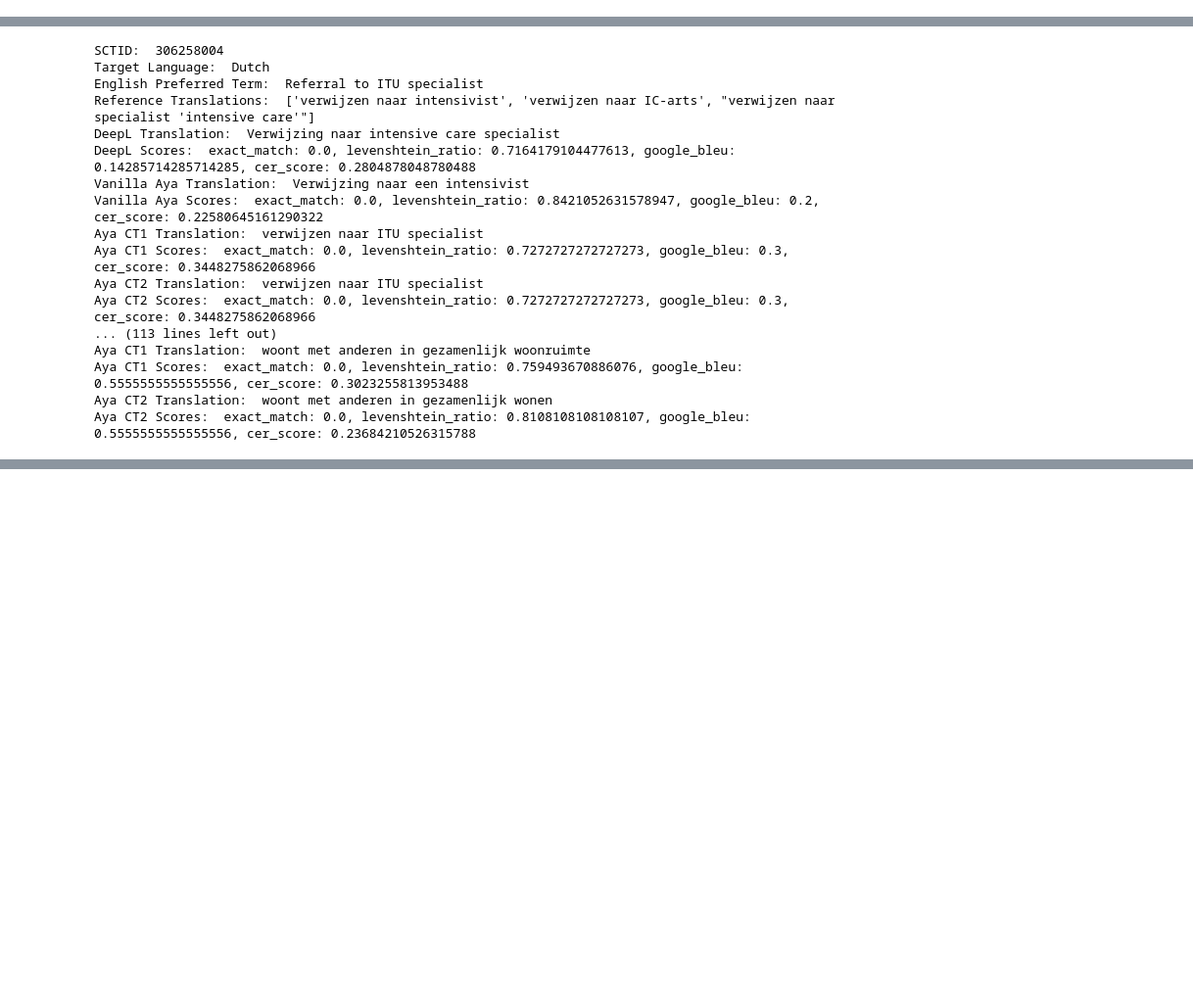
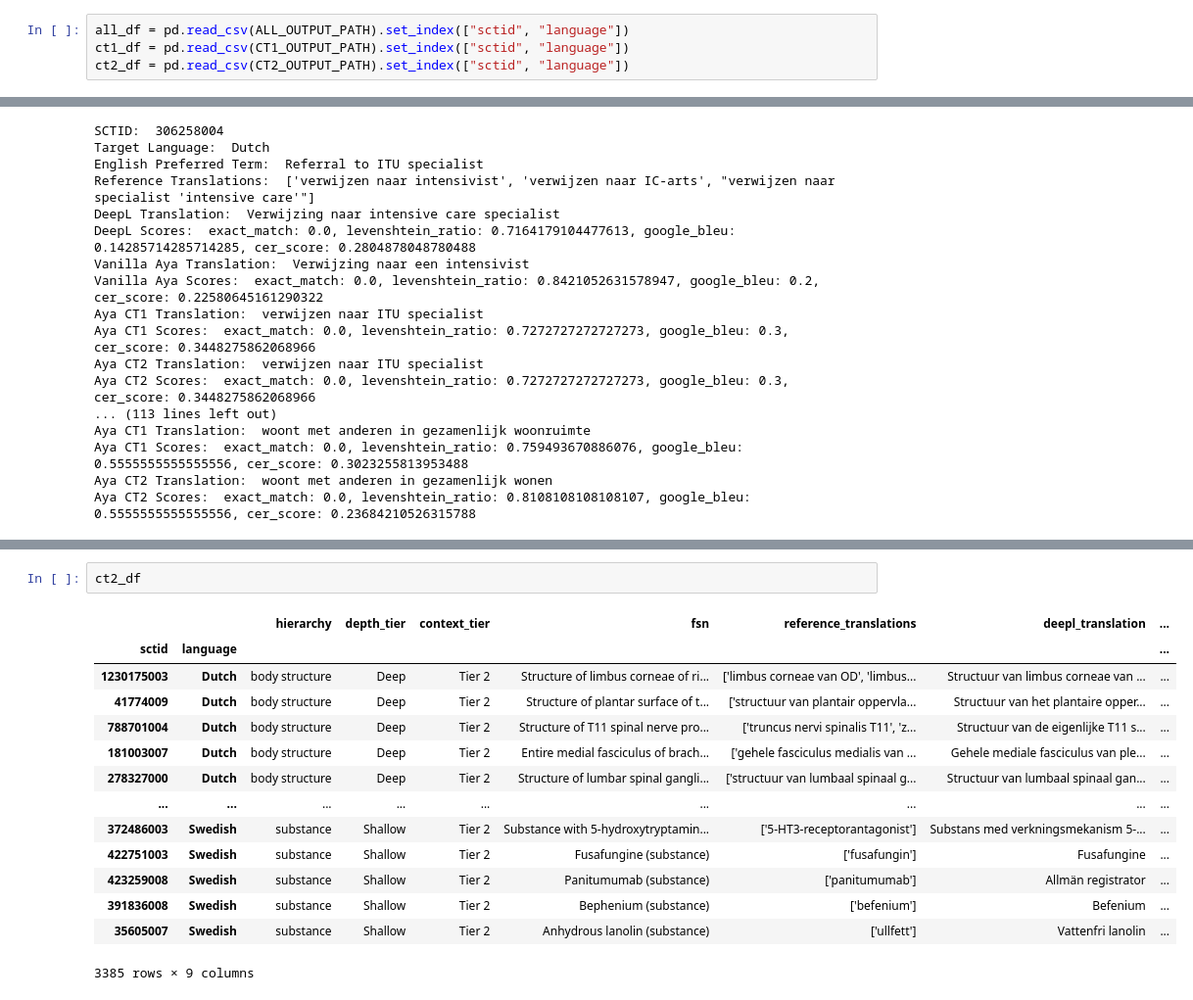
Before and after one commit to IHTSDO/snomed_translation_poc, a Jupyter notebook: translations.ipynb, the cells around one changed output, grey strips where cells are left out. Shown: that part at 98% size. Saved outputs shown, nothing was run; the diff lists cells and outputs as text; blank space fills up the shorter version.

```diff
--- a/translations.ipynb
+++ b/translations.ipynb
@@ -601,6 +601,10 @@ evaluate_translations(ct2_df, "aya_ct2_translation")
  'cer_score': 0.3735057730979672}
 # %% [markdown]
 # 8. Final Evaluations
+# %%
+all_df = pd.read_csv(ALL_OUTPUT_PATH).set_index(["sctid", "language"])
+ct1_df = pd.read_csv(CT1_OUTPUT_PATH).set_index(["sctid", "language"])
+ct2_df = pd.read_csv(CT2_OUTPUT_PATH).set_index(["sctid", "language"])
 # %% [markdown]
 # Sampling
 # %%
@@ -657,0 +697,17 @@ Aya CT2 Scores:  exact_match: 0.0, levenshtein_ratio: 0.8108108108108107, google
+# %%
+ct2_df
+# %% [output]
+|  |  | hierarchy | depth_tier | context_tier | fsn | reference_translations | deepl_translation | ... |
+| sctid | language |  |  |  |  |  |  | ... |
+| 1230175003 | Dutch | body structure | Deep | Tier 2 | Structure of limbus corneae of ri... | ['limbus corneae van OD', 'limbus... | Structuur van limbus corneae van ... | ... |
+| 41774009 | Dutch | body structure | Deep | Tier 2 | Structure of plantar surface of t... | ['structuur van plantair oppervla... | Structuur van het plantaire opper... | ... |
+| 788701004 | Dutch | body structure | Deep | Tier 2 | Structure of T11 spinal nerve pro... | ['truncus nervi spinalis T11', 'z... | Structuur van de eigenlijke T11 s... | ... |
+| 181003007 | Dutch | body structure | Deep | Tier 2 | Entire medial fasciculus of brach... | ['gehele fasciculus medialis van ... | Gehele mediale fasciculus van ple... | ... |
+| 278327000 | Dutch | body structure | Deep | Tier 2 | Structure of lumbar spinal gangli... | ['structuur van lumbaal spinaal g... | Structuur van lumbaal spinaal gan... | ... |
+| ... | ... | ... | ... | ... | ... | ... | ... | ... |
+| 372486003 | Swedish | substance | Shallow | Tier 2 | Substance with 5-hydroxytryptamin... | ['5-HT3-receptorantagonist'] | Substans med verkningsmekanism 5-... | ... |
+| 422751003 | Swedish | substance | Shallow | Tier 2 | Fusafungine (substance) | ['fusafungin'] | Fusafungine | ... |
+| 423259008 | Swedish | substance | Shallow | Tier 2 | Panitumumab (substance) | ['panitumumab'] | Allmän registrator | ... |
+| 391836008 | Swedish | substance | Shallow | Tier 2 | Bephenium (substance) | ['befenium'] | Befenium | ... |
+| 35605007 | Swedish | substance | Shallow | Tier 2 | Anhydrous lanolin (substance) | ['ullfett'] | Vattenfri lanolin | ... |
+3385 rows × 9 columns
```
Also changed, not shown: parts of 8 cells of this notebook.
